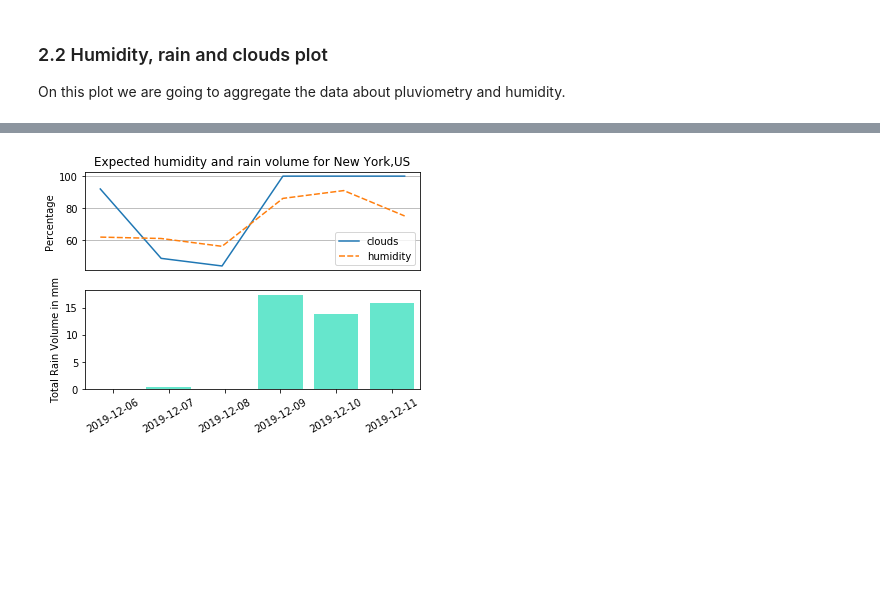
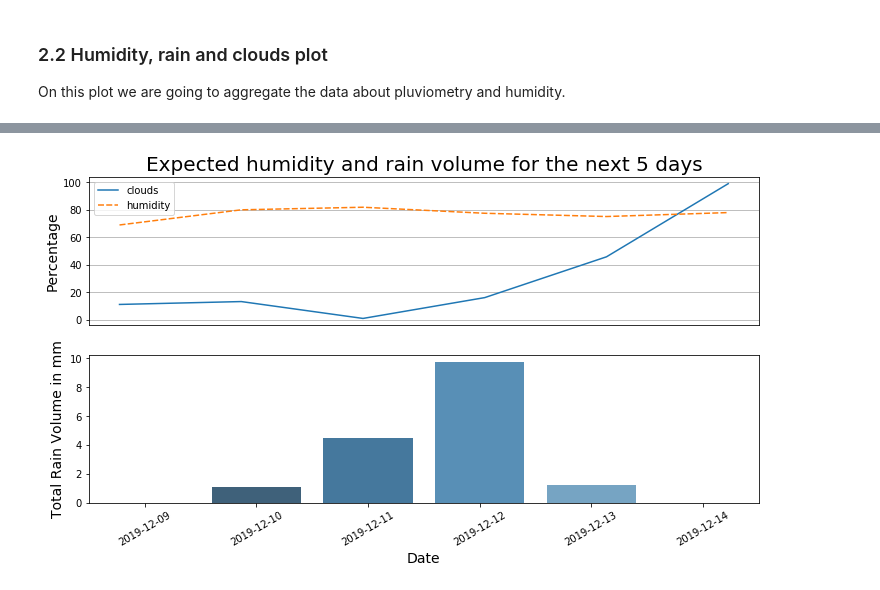
Before and after one commit to GabrielSGoncalves/papermill_medium, a Jupyter notebook: weather_forecast_using_pyowm.ipynb, the cells around one changed output, grey strips where cells are left out. Saved outputs shown, nothing was run; the diff lists cells and outputs as text; code cells hidden in the pictures; blank space fills up the shorter version.

```diff
--- a/weather_forecast_using_pyowm.ipynb
+++ b/weather_forecast_using_pyowm.ipynb
@@ -24,7 +24,8 @@ This first part of the workflow we define the API key to access OpenWeather serv
 owm = pyowm.OWM('3fb62110b42fec1124c89b9931aed05b')
 # %%
 # Define the default parameters
-city = 'New York,US'
+city = 'Miami,US'
+#city = 'Rio de Janeiro,BR'
 # %% [markdown]
 ### 1.2 Fetching weather information for the defined city
 On this part we are going to use PyOWM to fetch data about the city and organized it first on a dictionary, them on a Pandas DataFrame.
@@ -217,22 +218,25 @@ df_mean
 # %%
 fig = plt.figure()
+# Lineplot for humidity and clouds
 ax1 = fig.add_subplot(211)
 ax1 = sns.lineplot(data=df_mean[['clouds', 'humidity']])
 ax1.set_xticks([])
-ax1.set_title(f'Expected humidity and rain volume for {city}')
-#ax1.grid(b=True, which='major', color='grey', linewidth=0.3)
-ax1.set_ylabel('Percentage')
-ax1.grid(True) # Show the vertical gridlines
+ax1.set_title(f'Expected humidity and rain volume for the next 5 days', fontsize=20)
+ax1.set_ylabel('Percentage', fontsize=14)
+ax1.grid(True)
 
-
+# Barplot for total rain per day
 ax2 = fig.add_subplot(212)
 ax2 = sns.barplot(x=df_rain_per_day.index, y='rain_vol',
                   data=df_rain_per_day,
-                  facecolor=(0.4, 0.9, 0.8, 1))
+                  palette="Blues_d")
 ax2.set_xticklabels(df_temp.index, rotation=30)
-ax2.set_ylabel('Total Rain Volume in mm')
-
-
-plt.show()
+ax2.set_ylabel('Total Rain Volume in mm', fontsize=14)
+ax2.set_xlabel('Date', fontsize=14)
+fig.set_size_inches(12, 6)
+fig.savefig(f'{city}_rain_humidity.png',
+                  dpi=600, facecolor='w',
+                  orientation='portrait',
+                  bbox_inches='tight')
 # %% [output]
-[figure, old version]
+[figure, new version]
```
Also changed, not shown: parts of 10 cells of this notebook.
